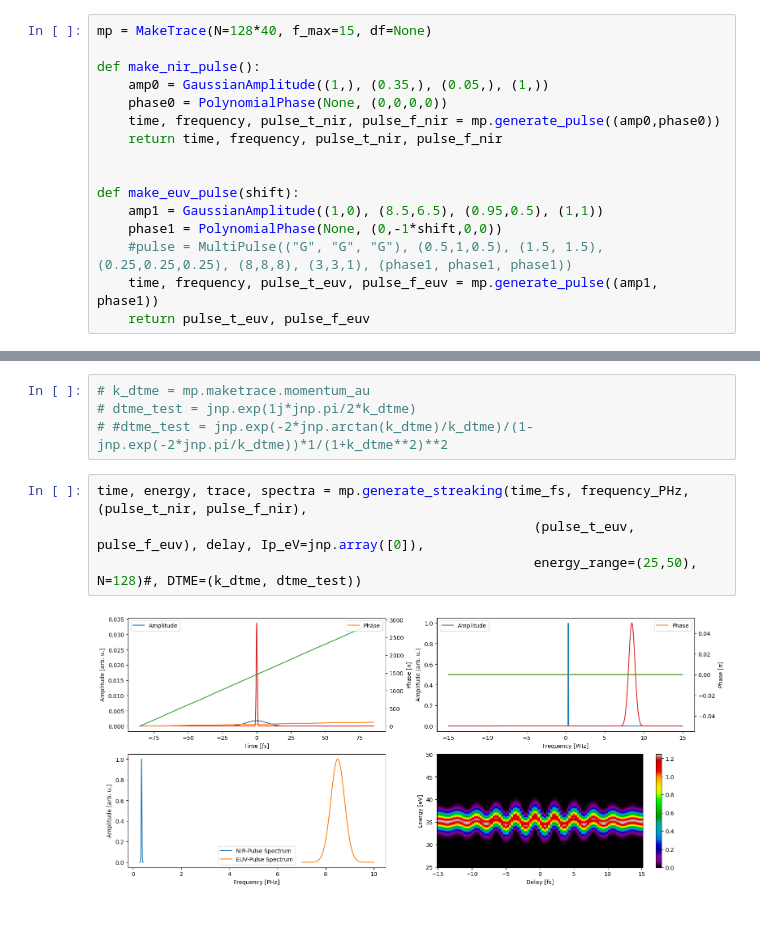
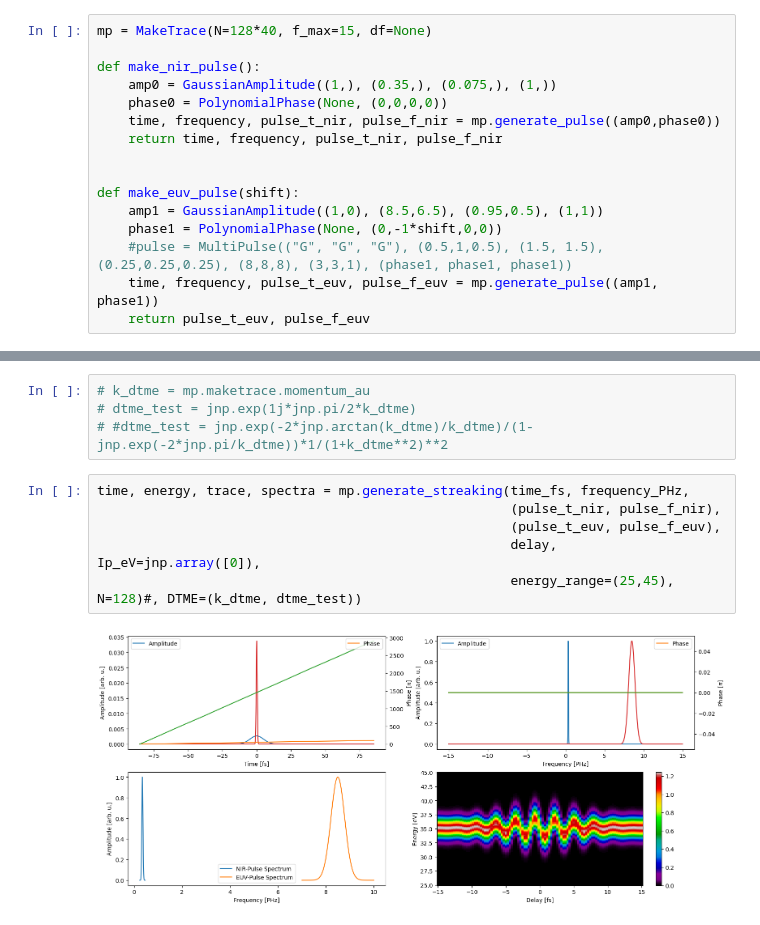
Before and after one commit to matillda123/Pulse-Retrieval-with-JAX, a Jupyter notebook: _usage_example.ipynb, the cells around one changed output, grey strips where cells are left out. Cells and saved outputs as stored; diff of their text form.

```diff
--- a/_usage_example.ipynb
+++ b/_usage_example.ipynb
@@ -8,7 +8,7 @@ An NVIDIA GPU may be present on this machine, but a CUDA-enabled jaxlib is not i
 mp = MakeTrace(N=128*40, f_max=15, df=None)
 
 def make_nir_pulse():
-    amp0 = GaussianAmplitude((1,), (0.35,), (0.05,), (1,))
+    amp0 = GaussianAmplitude((1,), (0.35,), (0.075,), (1,))
     phase0 = PolynomialPhase(None, (0,0,0,0))
     time, frequency, pulse_t_nir, pulse_f_nir = mp.generate_pulse((amp0,phase0))
     return time, frequency, pulse_t_nir, pulse_f_nir
@@ -30,9 +30,11 @@ delay = jnp.linspace(-15,15,100)
 # dtme_test = jnp.exp(1j*jnp.pi/2*k_dtme)
 # #dtme_test = jnp.exp(-2*jnp.arctan(k_dtme)/k_dtme)/(1-jnp.exp(-2*jnp.pi/k_dtme))*1/(1+k_dtme**2)**2
 # %%
-time, energy, trace, spectra = mp.generate_streaking(time_fs, frequency_PHz, (pulse_t_nir, pulse_f_nir),
-                                                        (pulse_t_euv, pulse_f_euv), delay, Ip_eV=jnp.array([0]),
-                                                        energy_range=(25,50), N=128)#, DTME=(k_dtme, dtme_test))
+time, energy, trace, spectra = mp.generate_streaking(time_fs, frequency_PHz,
+                                                     (pulse_t_nir, pulse_f_nir),
+                                                     (pulse_t_euv, pulse_f_euv),
+                                                     delay, Ip_eV=jnp.array([0]),
+                                                     energy_range=(25,45), N=128)#, DTME=(k_dtme, dtme_test))
 # %% [output]
-[figure, old version]
+[figure, new version]
 # %%
```
Also changed, not shown: parts of 6 cells of this notebook, 42 other files.
